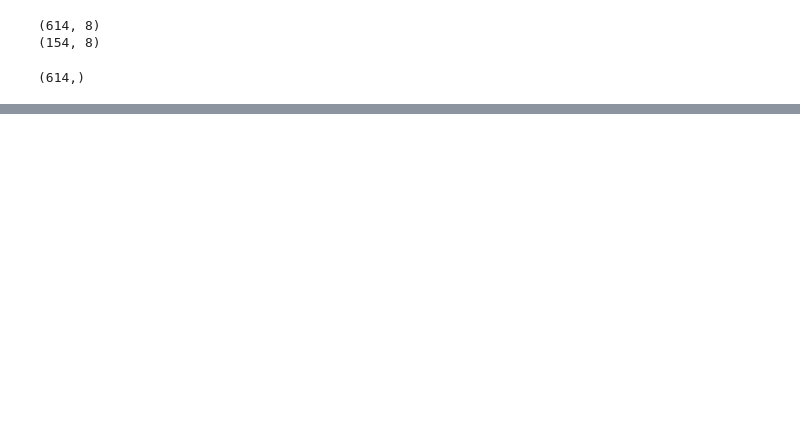
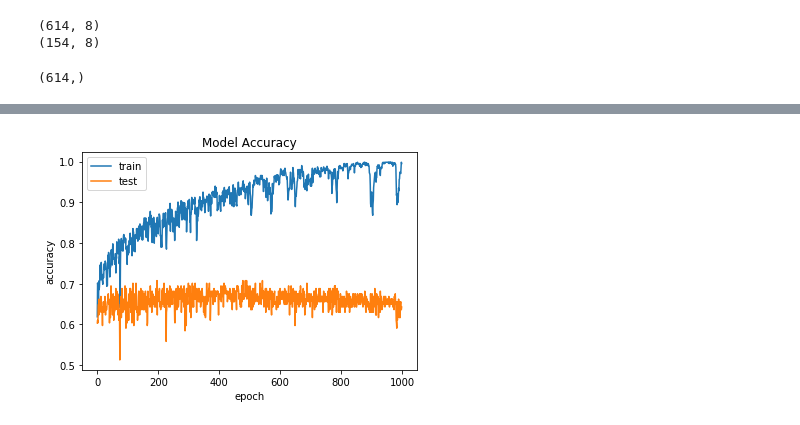
Before and after one commit to mbgpriyanka/Neural-networks, a Jupyter notebook: keras_pima_2.ipynb, the cells around one changed output, grey strips where cells are left out. Cells and saved outputs as stored; diff of their text form; code cells hidden in the pictures; blank space fills up the shorter version.

```diff
--- a/keras_pima_2.ipynb
+++ b/keras_pima_2.ipynb
@@ -55,7 +55,7 @@ model.add(Dense(1,activation='sigmoid'))
 # %%
 model.compile(loss='binary_crossentropy',optimizer='adam',metrics=['accuracy'])
 # %%
-model.fit(X_train,y_train,epochs=1000,batch_size=80,validation_data=(X_test,y_test))
+history=model.fit(X_train,y_train,epochs=1000,batch_size=80,validation_data=(X_test,y_test))
 # %% [output]
 Train on 614 samples, validate on 154 samples
 Epoch 1/1000
@@ -77,0 +77,10 @@ Epoch 1000/1000
+# %%
+plt.plot(history.history['acc'])
+plt.plot(history.history['val_acc'])
+plt.title('Model Accuracy')
+plt.ylabel('accuracy')
+plt.xlabel('epoch')
+plt.legend(['train', 'test'])
+plt.show()
+# %% [output]
+[figure, added]
```
Also changed, not shown: parts of 4 cells of this notebook.
